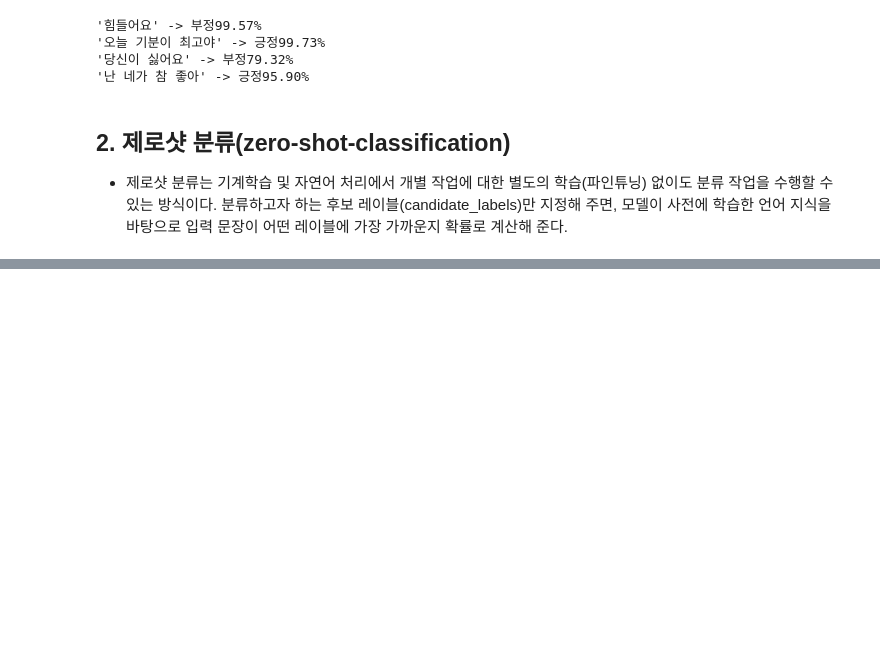
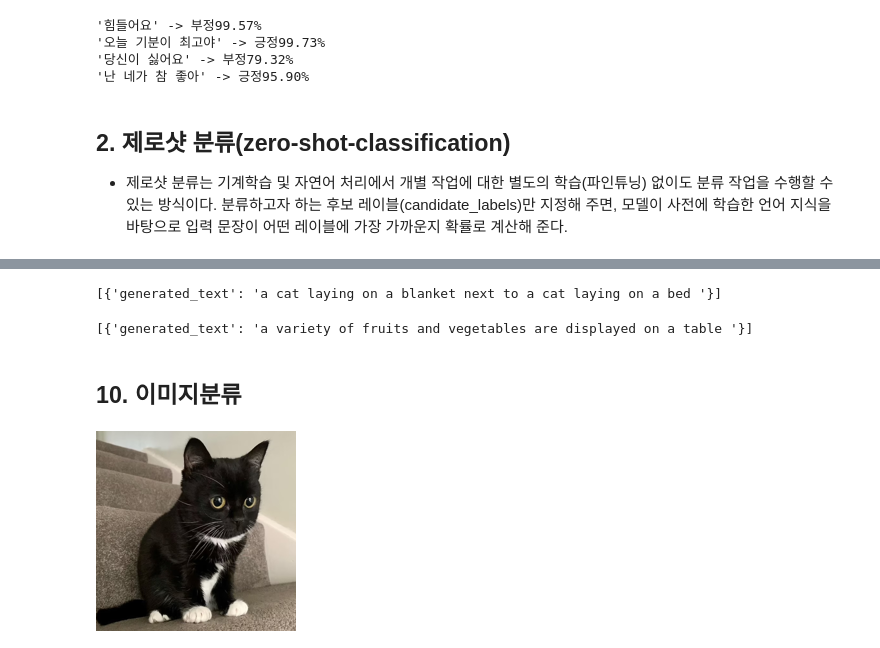
Before and after one commit to OKz4p/ai, a Jupyter notebook: source/07_LLM/ch1. 허깅페이스.ipynb, the cells around one changed output, grey strips where cells are left out. Drawn from its saved outputs; the diff is of its cells as text; code cells hidden in the pictures; blank space fills up the shorter version.

```diff
--- a/source/07_LLM/ch1. 허깅페이스.ipynb
+++ b/source/07_LLM/ch1. 허깅페이스.ipynb
@@ -133,0 +466,20 @@ classifier("This is a course abot the Tranformers library.",
+# %%
+url = "http://images.cocodataset.org/val2017/000000039769.jpg"
+response = requests.get(url, stream=True).raw
+image = Image.open(response)
+imagetotext(url, max_new_tokens=50)
+# %% [output]
+[{'generated_text': 'a cat laying on a blanket next to a cat laying on a bed '}]
+# %%
+filename = 'images/fb.jpg'
+#Image.open(filename)
+imagetotext(filename, max_new_tokens=50)
+# %% [output]
+[{'generated_text': 'a variety of fruits and vegetables are displayed on a table '}]
+# %% [markdown]
+## 10. 이미지분류
+# %%
+image = Image.open('images/cat.jpg')
+image.resize((200,200))
+# %% [output]
+[figure, added]
```
Also changed, not shown: parts of 35 cells of this notebook, 13 other files.
